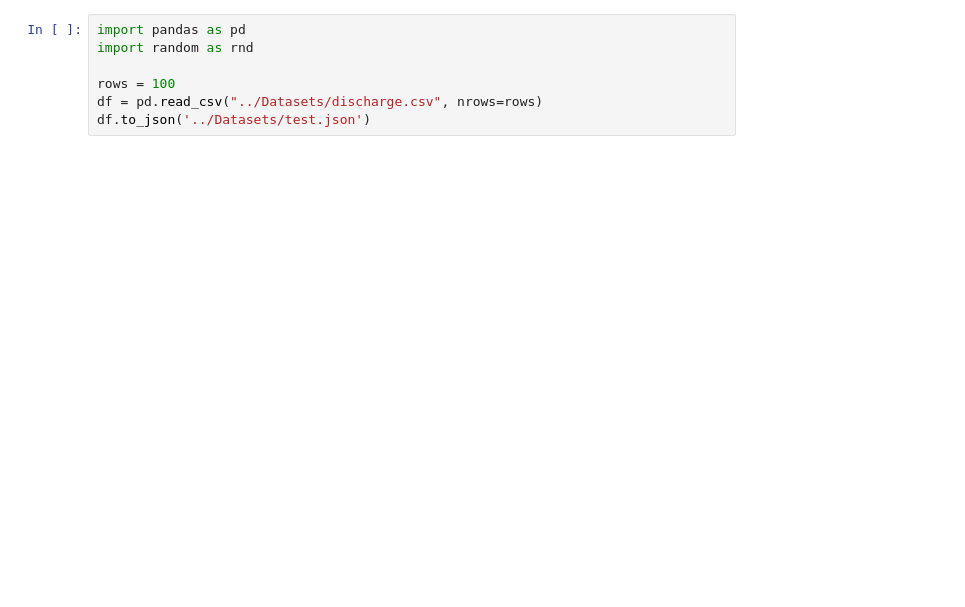
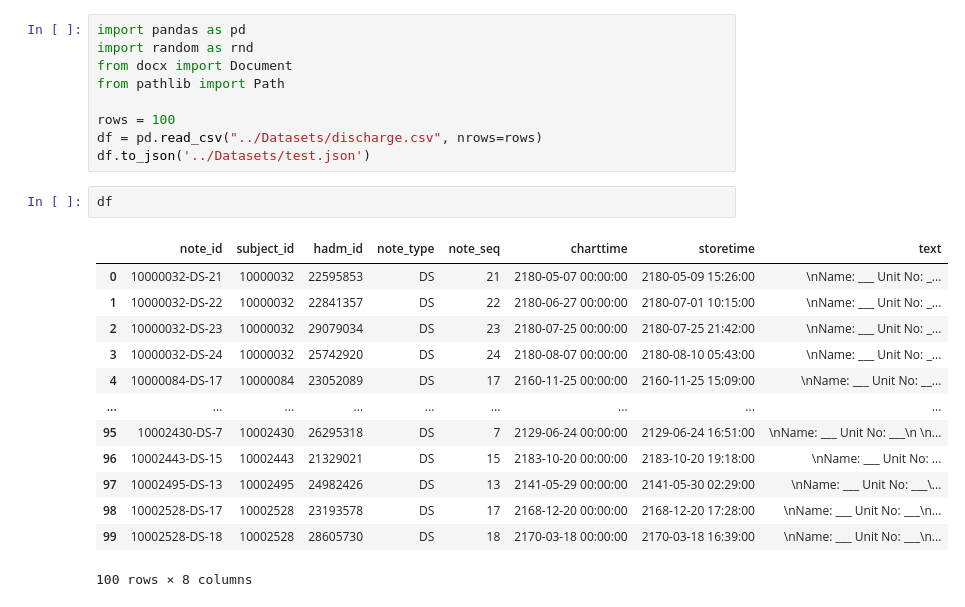
Before and after one commit to AlvaroMontoyaRuiz/Text-Analytics-Final-Project, a Jupyter notebook: Model Filtering/test.ipynb, the cells around one changed output. Drawn from its saved outputs; the diff is of its cells as text; blank space fills up the shorter version.

```diff
--- a/Model Filtering/test.ipynb
+++ b/Model Filtering/test.ipynb
@@ -1,7 +1,25 @@
 # %%
 import pandas as pd
 import random as rnd
+from docx import Document
+from pathlib import Path
 
 rows = 100
 df = pd.read_csv("../Datasets/discharge.csv", nrows=rows)
 df.to_json('../Datasets/test.json')
+# %%
+df
+# %% [output]
+|  | note_id | subject_id | hadm_id | note_type | note_seq | charttime | storetime | text |
+| 0 | 10000032-DS-21 | 10000032 | 22595853 | DS | 21 | 2180-05-07 00:00:00 | 2180-05-09 15:26:00 | \nName: ___ Unit No: _... |
+| 1 | 10000032-DS-22 | 10000032 | 22841357 | DS | 22 | 2180-06-27 00:00:00 | 2180-07-01 10:15:00 | \nName: ___ Unit No: _... |
+| 2 | 10000032-DS-23 | 10000032 | 29079034 | DS | 23 | 2180-07-25 00:00:00 | 2180-07-25 21:42:00 | \nName: ___ Unit No: _... |
+| 3 | 10000032-DS-24 | 10000032 | 25742920 | DS | 24 | 2180-08-07 00:00:00 | 2180-08-10 05:43:00 | \nName: ___ Unit No: _... |
+| 4 | 10000084-DS-17 | 10000084 | 23052089 | DS | 17 | 2160-11-25 00:00:00 | 2160-11-25 15:09:00 | \nName: ___ Unit No: __... |
+| ... | ... | ... | ... | ... | ... | ... | ... | ... |
+| 95 | 10002430-DS-7 | 10002430 | 26295318 | DS | 7 | 2129-06-24 00:00:00 | 2129-06-24 16:51:00 | \nName: ___ Unit No: ___\n \n... |
+| 96 | 10002443-DS-15 | 10002443 | 21329021 | DS | 15 | 2183-10-20 00:00:00 | 2183-10-20 19:18:00 | \nName: ___ Unit No: ... |
+| 97 | 10002495-DS-13 | 10002495 | 24982426 | DS | 13 | 2141-05-29 00:00:00 | 2141-05-30 02:29:00 | \nName: ___ Unit No: ___\... |
+| 98 | 10002528-DS-17 | 10002528 | 23193578 | DS | 17 | 2168-12-20 00:00:00 | 2168-12-20 17:28:00 | \nName: ___ Unit No: ___\n... |
+| 99 | 10002528-DS-18 | 10002528 | 28605730 | DS | 18 | 2170-03-18 00:00:00 | 2170-03-18 16:39:00 | \nName: ___ Unit No: ___\n... |
+100 rows × 8 columns
```
Also changed, not shown: parts of 4 cells of this notebook.
